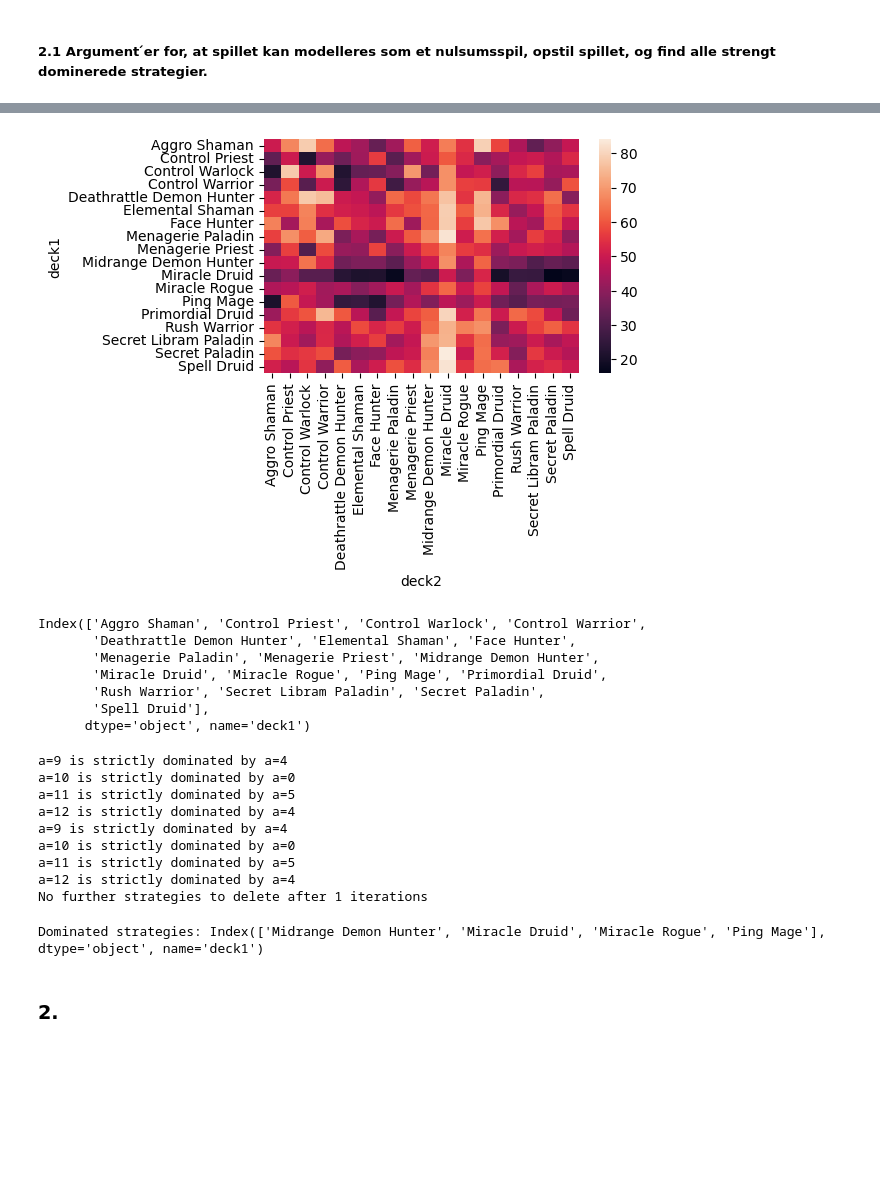
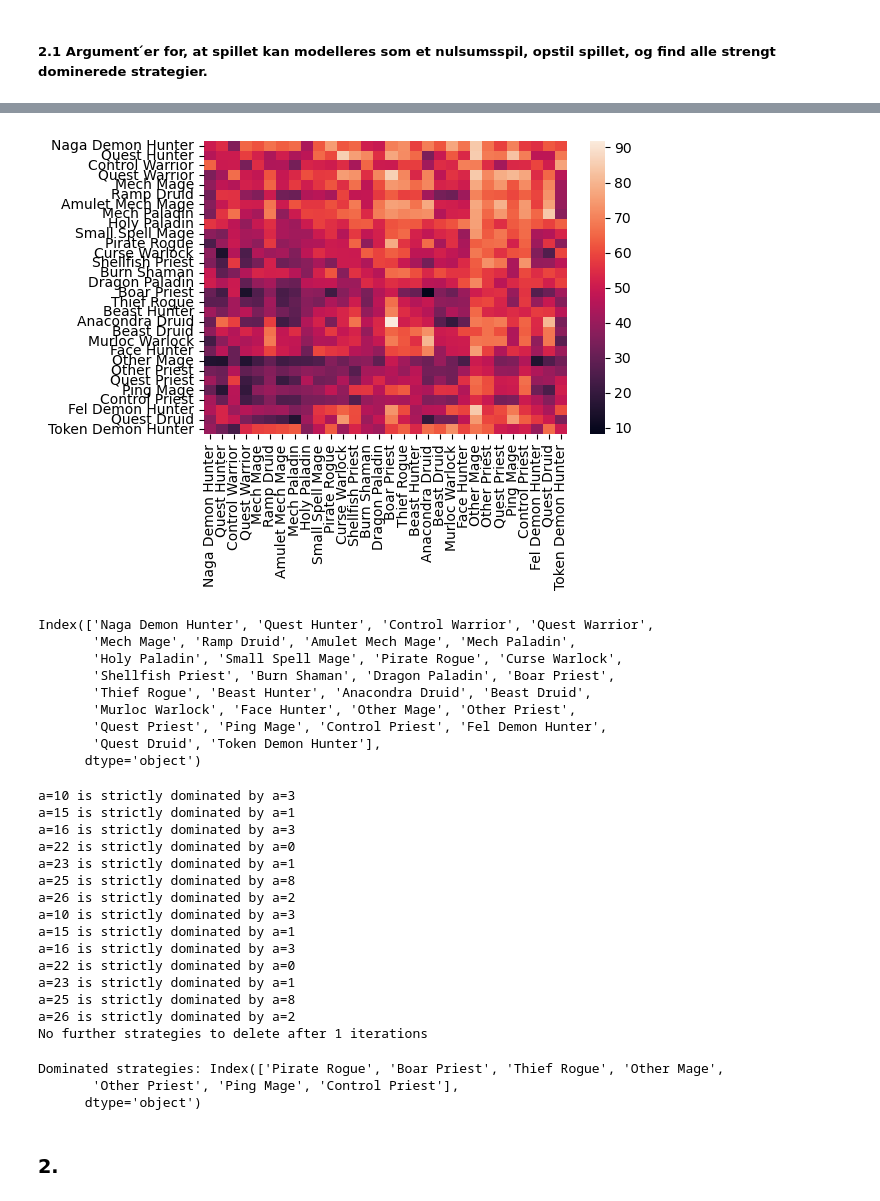
Before and after one commit to jaco477a/Eksamens-opgaver, a Jupyter notebook: Kode/2022/opg2.ipynb, the cells around one changed output, grey strips where cells are left out. Saved outputs shown, nothing was run; the diff lists cells and outputs as text; code cells hidden in the pictures; blank space fills up the shorter version.

```diff
--- a/Kode/2022/opg2.ipynb
+++ b/Kode/2022/opg2.ipynb
@@ -14,3 +15,12 @@ import nashpy as nash
 
 # this module contains the data
 import hst
+# %%
+# sys.path.insert(0, os.path.abspath('Kode'))
+win = pd.read_csv('winrates.csv', index_col=0)
+playrates = pd.read_csv ('playrates.csv', index_col=0)
+deck = playrates.index.values # liste af navne på deck
+U = win.values # konverteret til numpy
+print(U)
+print(playrates)
+dat = pd.DataFrame(U, index=deck, columns=deck)
@@ -19,5 +47,5 @@ import hst
 # %% [markdown]
 ##### 2.1 Argument ́er for, at spillet kan modelleres som et nulsumsspil, opstil spillet, og find alle strengt dominerede strategier.
 # %%
-dat, playrates = hst.read_data()
+# dat, playrates = hst.read_data()
 # %%
@@ -29,42 +55,52 @@ plt.tight_layout();
 # %%
-rows = dat.index.get_level_values('deck1')
+rows = dat.index
 cols = dat.columns
 decks = rows
 sns.heatmap(dat, xticklabels=cols, yticklabels=rows);
 plt.tight_layout();
 # %% [output]
-[figure, old version]
+[figure, new version]
 # %%
 decks
 # %% [output]
-Index(['Aggro Shaman', 'Control Priest', 'Control Warlock', 'Control Warrior',
-       'Deathrattle Demon Hunter', 'Elemental Shaman', 'Face Hunter',
-       'Menagerie Paladin', 'Menagerie Priest', 'Midrange Demon Hunter',
-       'Miracle Druid', 'Miracle Rogue', 'Ping Mage', 'Primordial Druid',
-       'Rush Warrior', 'Secret Libram Paladin', 'Secret Paladin',
-       'Spell Druid'],
-      dtype='object', name='deck1')
+Index(['Naga Demon Hunter', 'Quest Hunter', 'Control Warrior', 'Quest Warrior',
+       'Mech Mage', 'Ramp Druid', 'Amulet Mech Mage', 'Mech Paladin',
+       'Holy Paladin', 'Small Spell Mage', 'Pirate Rogue', 'Curse Warlock',
+       'Shellfish Priest', 'Burn Shaman', 'Dragon Paladin', 'Boar Priest',
+       'Thief Rogue', 'Beast Hunter', 'Anacondra Druid', 'Beast Druid',
+       'Murloc Warlock', 'Face Hunter', 'Other Mage', 'Other Priest',
+       'Quest Priest', 'Ping Mage', 'Control Priest', 'Fel Demon Hunter',
+       'Quest Druid', 'Token Demon Hunter'],
+      dtype='object')
 # %%
 U1 = dat.values # numpy array
 U2 = -dat.values
 # %%
 u1, u2, aa1, aa2 = IESDS.IESDS(U1, U2)
 # %% [output]
-a=9 is strictly dominated by a=4
-a=10 is strictly dominated by a=0
-a=11 is strictly dominated by a=5
-a=12 is strictly dominated by a=4
-a=9 is strictly dominated by a=4
-a=10 is strictly dominated by a=0
-a=11 is strictly dominated by a=5
-a=12 is strictly dominated by a=4
+a=10 is strictly dominated by a=3
+a=15 is strictly dominated by a=1
+a=16 is strictly dominated by a=3
+a=22 is strictly dominated by a=0
+a=23 is strictly dominated by a=1
+a=25 is strictly dominated by a=8
+a=26 is strictly dominated by a=2
+a=10 is strictly dominated by a=3
+a=15 is strictly dominated by a=1
+a=16 is strictly dominated by a=3
+a=22 is strictly dominated by a=0
+a=23 is strictly dominated by a=1
+a=25 is strictly dominated by a=8
+a=26 is strictly dominated by a=2
 No further strategies to delete after 1 iterations
 # %%
 na1,na2 = U1.shape
 aa_dominated = [a for a in range(na2) if a not in aa1] # FILL IN: based on aa1
 print(f'Dominated strategies: {decks[aa_dominated]}')
 # %% [output]
-Dominated strategies: Index(['Midrange Demon Hunter', 'Miracle Druid', 'Miracle Rogue', 'Ping Mage'], dtype='object', name='deck1')
+Dominated strategies: Index(['Pirate Rogue', 'Boar Priest', 'Thief Rogue', 'Other Mage',
+       'Other Priest', 'Ping Mage', 'Control Priest'],
+      dtype='object')
 # %% [markdown]
 ### 2.
 # %%
```
Also changed, not shown: parts of 9 cells of this notebook.
